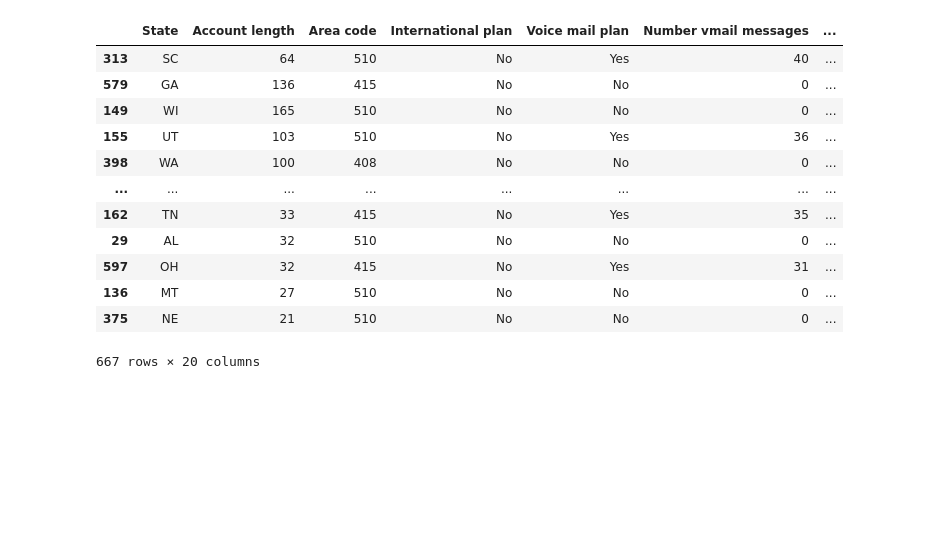
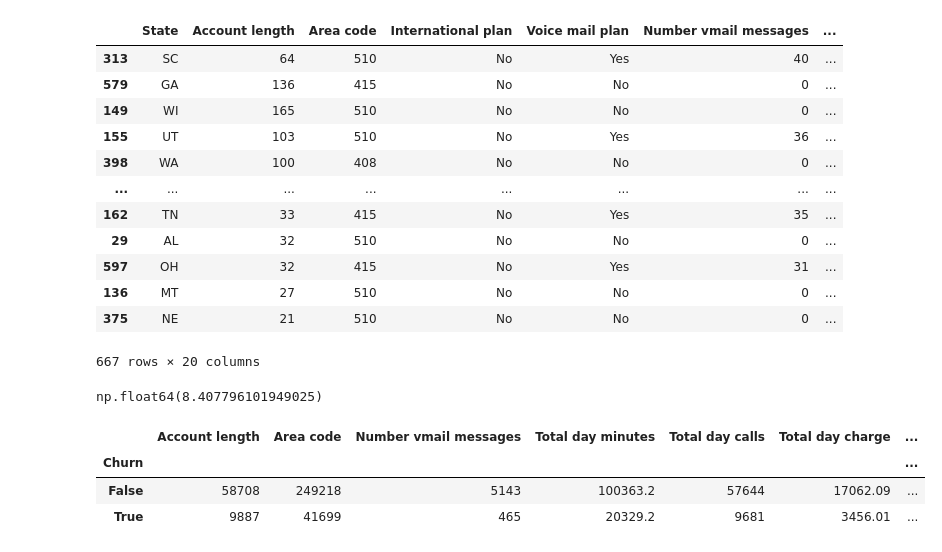
Before and after one commit to NikitaaArora/Ineuron, a Jupyter notebook: EDA/file.ipynb, the cells around one changed output. Saved outputs shown, nothing was run; the diff lists cells and outputs as text; code cells hidden in the pictures; blank space fills up the shorter version.

```diff
--- a/EDA/file.ipynb
+++ b/EDA/file.ipynb
@@ -395,3 +395,14 @@ Tel_data.sort_values(by=['Customer service calls','Account length'],ascending= F
 | 136 | MT | 27 | 510 | No | No | 0 | ... |
 | 375 | NE | 21 | 510 | No | No | 0 | ... |
 667 rows × 20 columns
+# %%
+Tel_data['Number vmail messages'].mean()
+# %% [output]
+np.float64(8.407796101949025)
+# %%
+Tel_data[num].groupby(['Churn']).sum()
+# %% [output]
+|  | Account length | Area code | Number vmail messages | Total day minutes | Total day calls | Total day charge | ... |
+| Churn |  |  |  |  |  |  | ... |
+| False | 58708 | 249218 | 5143 | 100363.2 | 57644 | 17062.09 | ... |
+| True | 9887 | 41699 | 465 | 20329.2 | 9681 | 3456.01 | ... |
```
